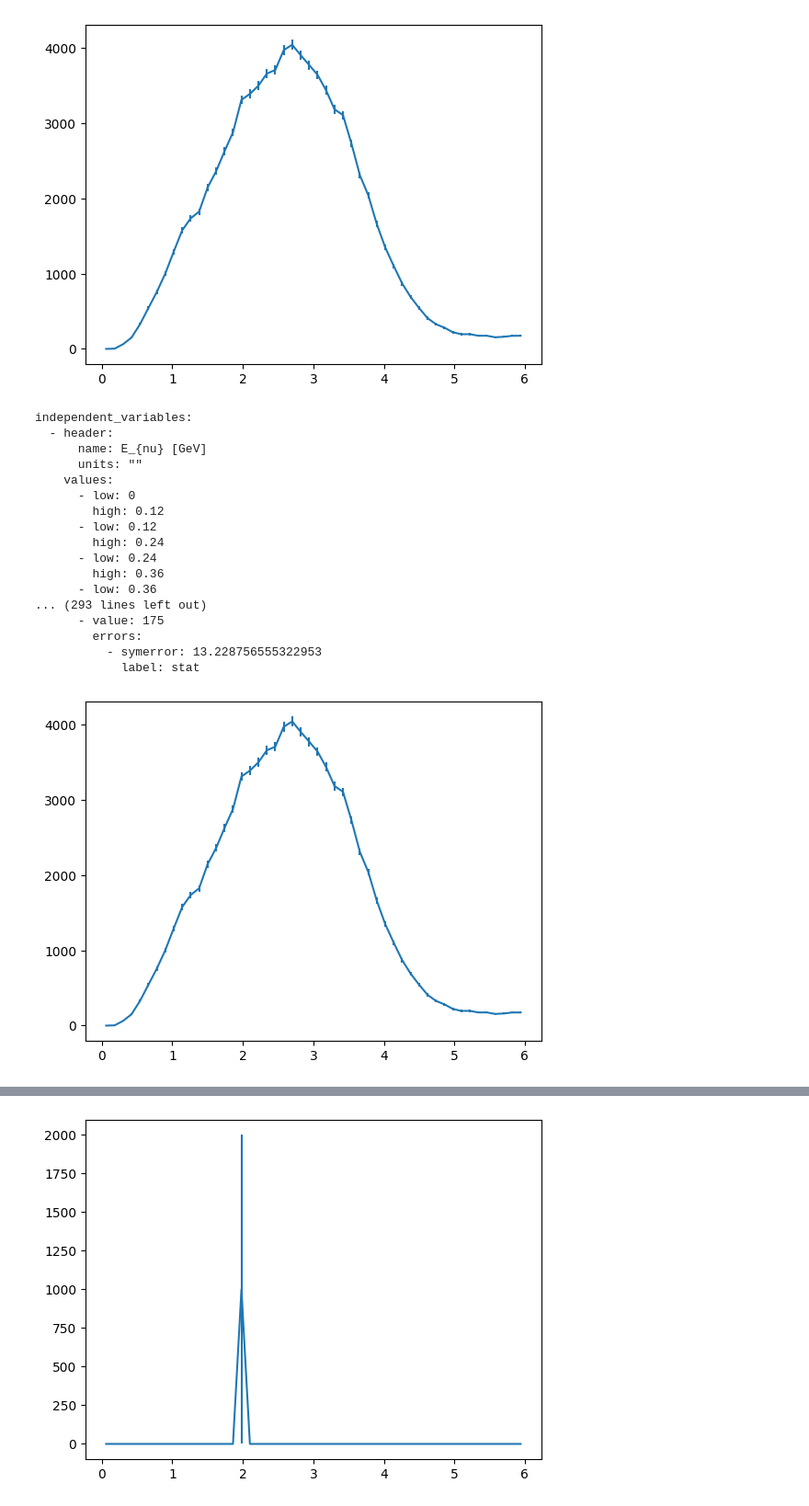
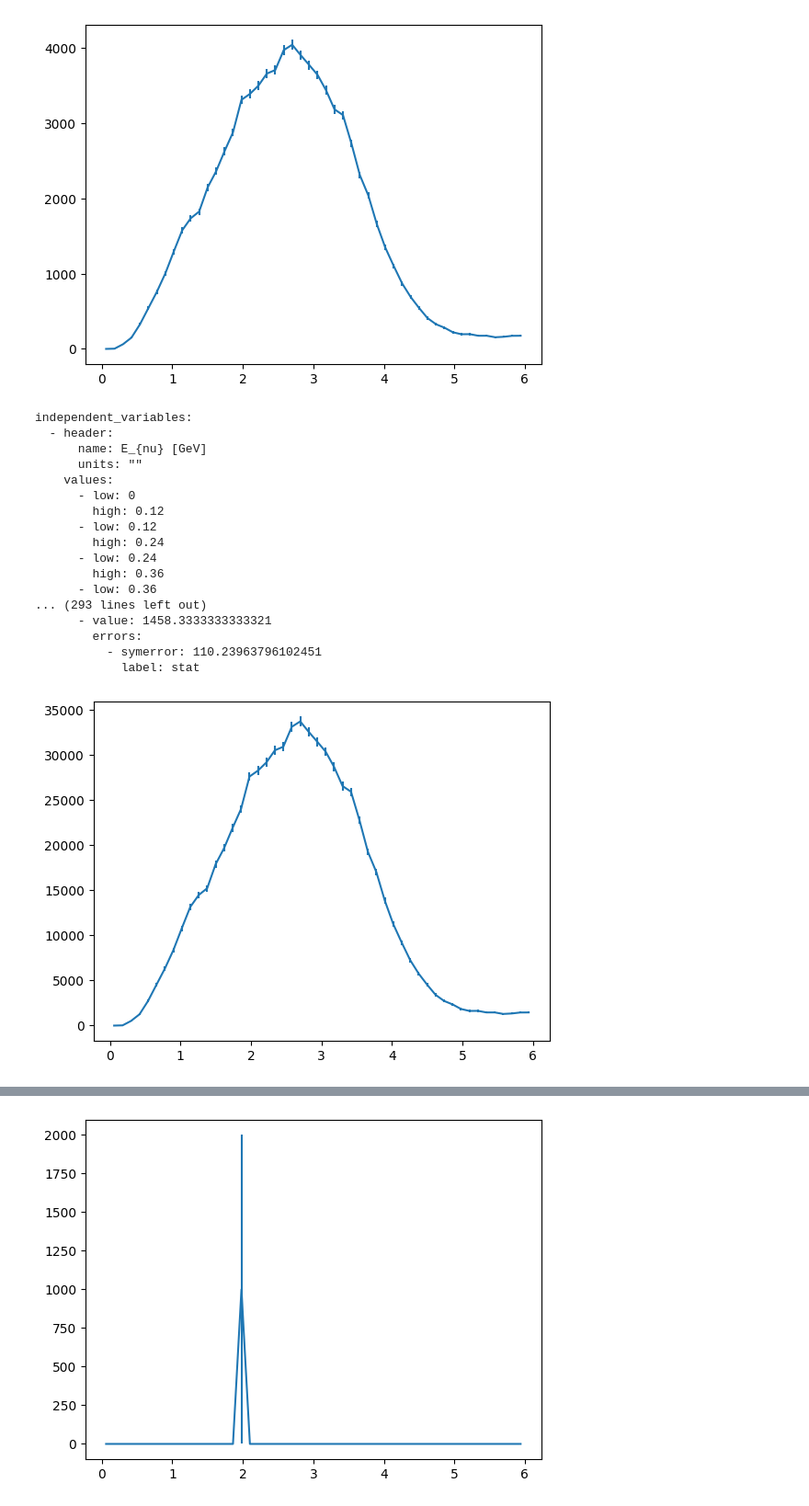
Before and after one commit to NUISANCEMC/nuisance3, a Jupyter notebook: notebooks/hfyaml.ipynb, the cells around one changed output, grey strips where cells are left out. Shown: that part at 92% size. Saved outputs shown, nothing was run; the diff lists cells and outputs as text; code cells hidden in the pictures.

```diff
--- a/notebooks/hfyaml.ipynb
+++ b/notebooks/hfyaml.ipynb
@@ -29,7 +29,8 @@ plt.show()
 # %% [output]
 [figure]
 # %%
-shf = pn.convert.HistFrame.to_yaml_str(hf)
+bv = hf.finalise()
+shf = pn.convert.HistFrame.to_yaml_str(bv)
 print(shf)
 # %% [output]
 independent_variables:
@@ -45,16 +46,16 @@ independent_variables:
         high: 0.36
       - low: 0.36
 ... (293 lines left out)
-      - value: 175
+      - value: 1458.3333333333321
         errors:
-          - symerror: 13.228756555322953
+          - symerror: 110.23963796102451
             label: stat
 # %%
 a = pn.convert.HistFrame.from_yaml_str(shf)
 # %%
 plt.errorbar(pn.Binning.get_bin_centers1D(a.binning.bins),
-             a.contents[:,0],yerr=np.sqrt(a.variance[:,0]))
+             a.values[:,0],yerr=a.errors[:,0])
 plt.show()
 # %% [output]
-[figure, old version]
+[figure, new version]
 # %%
```
Also changed, not shown: parts of 3 cells of this notebook, 10 other files.
